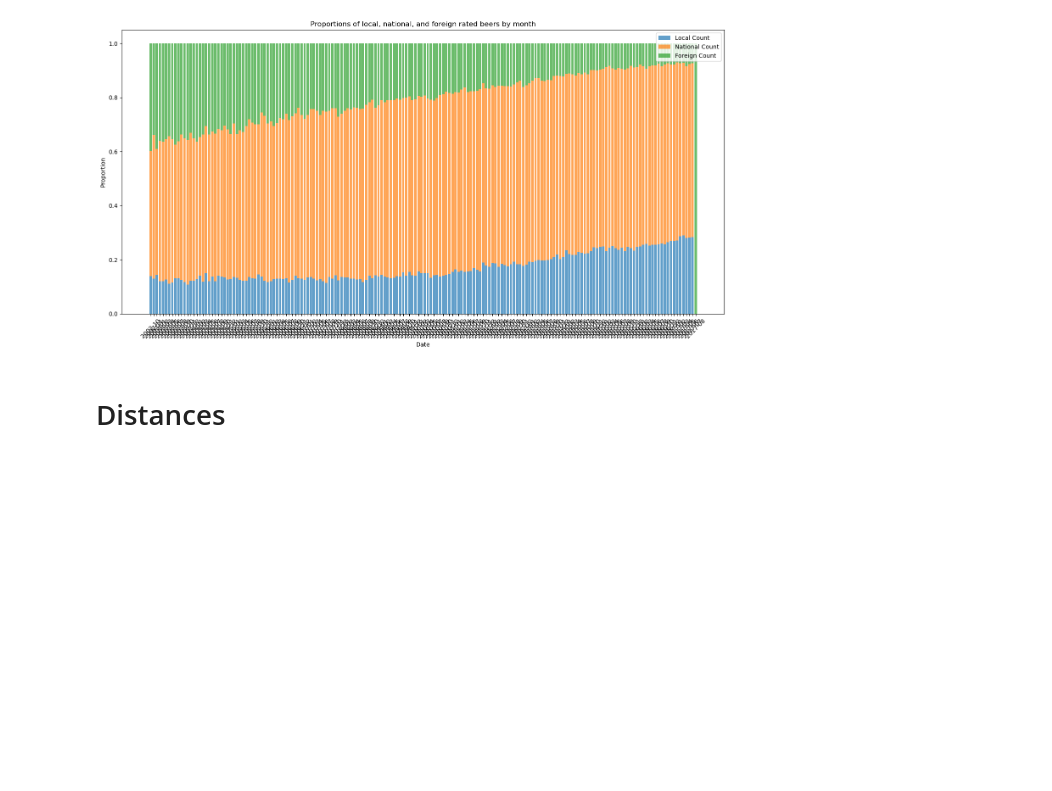
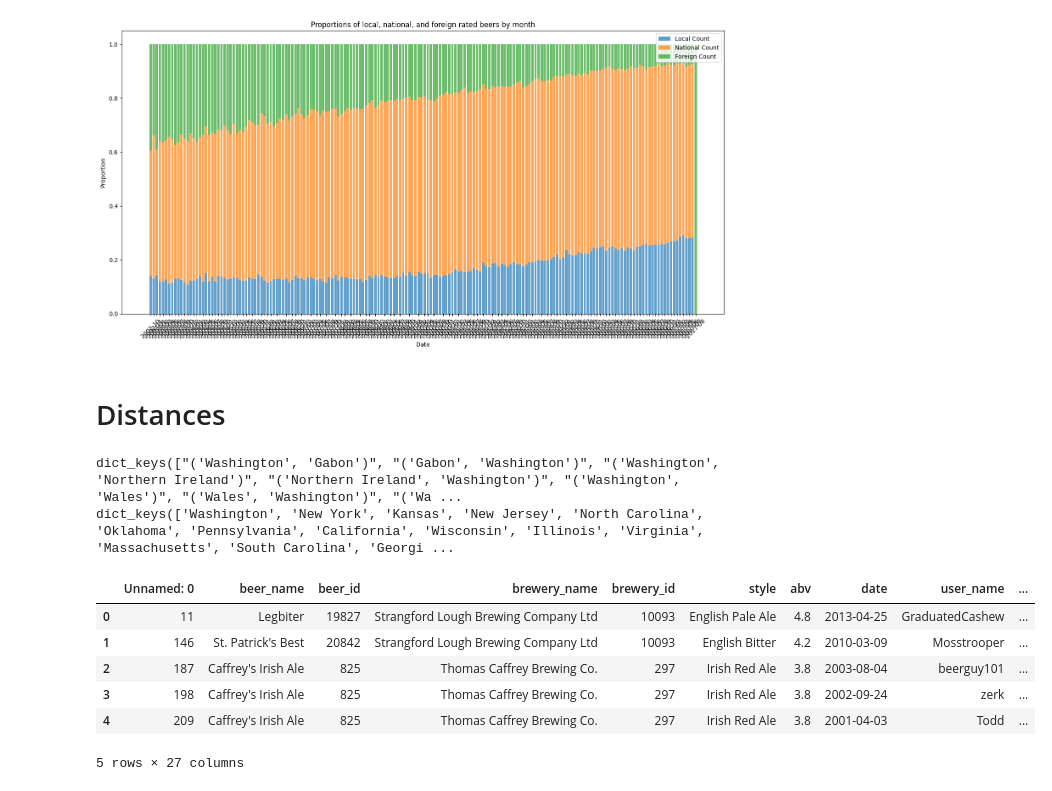
Before and after one commit to epfl-ada/ada-2024-project-fandemondada, a Jupyter notebook: results.ipynb, the cells around one changed output. Saved outputs shown, nothing was run; the diff lists cells and outputs as text; code cells hidden in the pictures; blank space fills up the shorter version.

```diff
--- a/results.ipynb
+++ b/results.ipynb
@@ -420,3 +403,17 @@ compute_distances(user_state_dic)
 
 # to load the distances into a dict
 dict_test = load_distances("data/clean/")
+# %%
+print(dict_test.keys())
+print(user_state_dic.keys())
+user_state_dic['California'].head()
+# %% [output]
+dict_keys(["('Washington', 'Gabon')", "('Gabon', 'Washington')", "('Washington', 'Northern Ireland')", "('Northern Ireland', 'Washington')", "('Washington', 'Wales')", "('Wales', 'Washington')", "('Wa ...
+dict_keys(['Washington', 'New York', 'Kansas', 'New Jersey', 'North Carolina', 'Oklahoma', 'Pennsylvania', 'California', 'Wisconsin', 'Illinois', 'Virginia', 'Massachusetts', 'South Carolina', 'Georgi ...
+|  | Unnamed: 0 | beer_name | beer_id | brewery_name | brewery_id | style | abv | date | user_name | ... |
+| 0 | 11 | Legbiter | 19827 | Strangford Lough Brewing Company Ltd | 10093 | English Pale Ale | 4.8 | 2013-04-25 | GraduatedCashew | ... |
+| 1 | 146 | St. Patrick's Best | 20842 | Strangford Lough Brewing Company Ltd | 10093 | English Bitter | 4.2 | 2010-03-09 | Mosstrooper | ... |
+| 2 | 187 | Caffrey's Irish Ale | 825 | Thomas Caffrey Brewing Co. | 297 | Irish Red Ale | 3.8 | 2003-08-04 | beerguy101 | ... |
+| 3 | 198 | Caffrey's Irish Ale | 825 | Thomas Caffrey Brewing Co. | 297 | Irish Red Ale | 3.8 | 2002-09-24 | zerk | ... |
+| 4 | 209 | Caffrey's Irish Ale | 825 | Thomas Caffrey Brewing Co. | 297 | Irish Red Ale | 3.8 | 2001-04-03 | Todd | ... |
+5 rows × 27 columns
```
Also changed, not shown: parts of 10 cells of this notebook.
